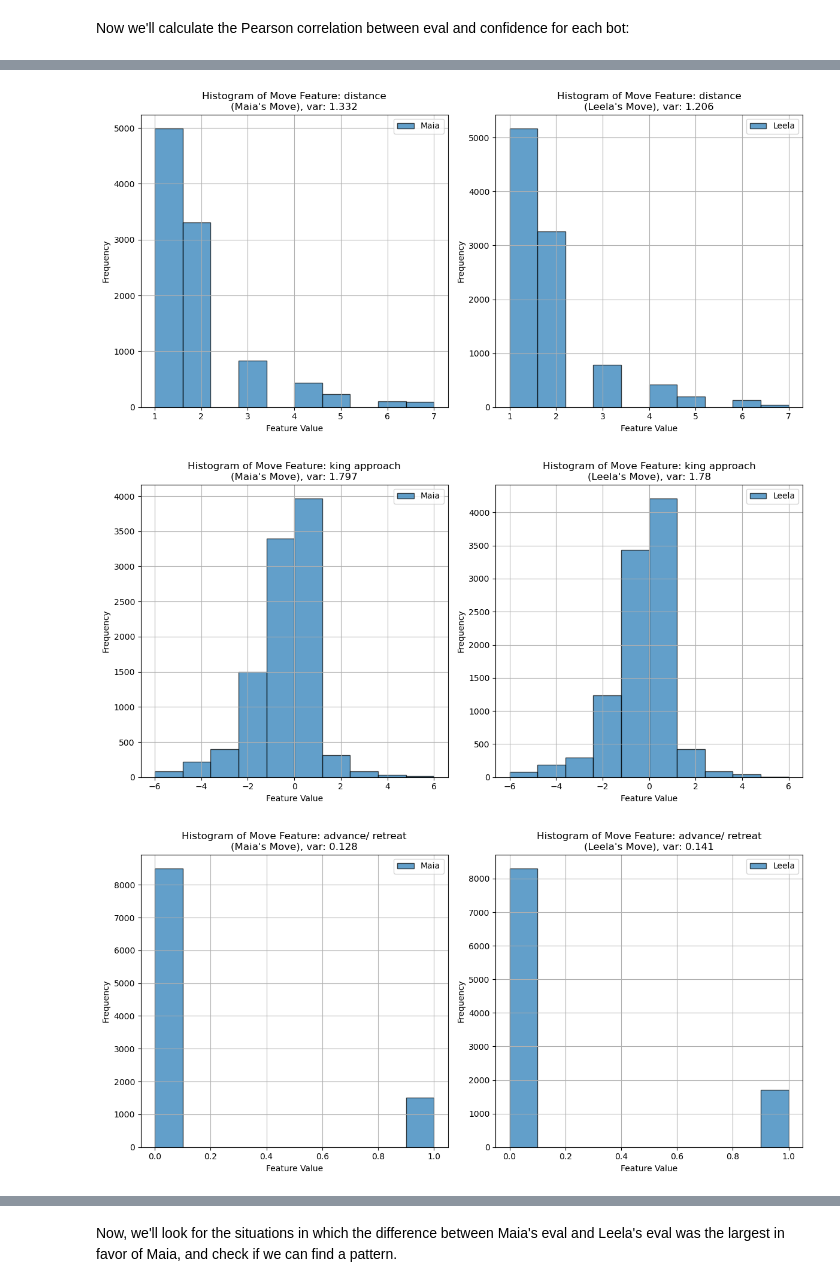
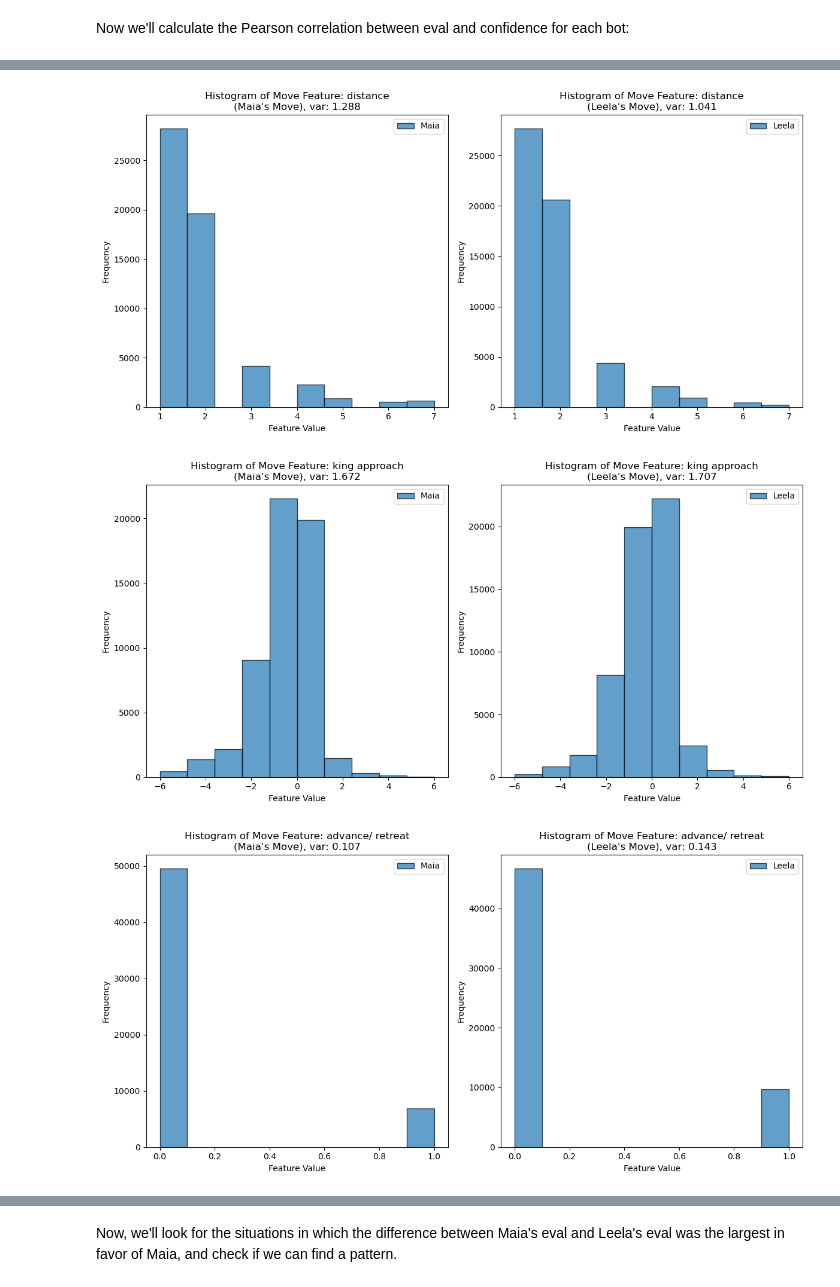
Before and after one commit to dvirsas8/research, a Jupyter notebook: first_analysis.ipynb, the cells around one changed output, grey strips where cells are left out. Drawn from its saved outputs; the diff is of its cells as text; code cells hidden in the pictures.

```diff
--- a/first_analysis.ipynb
+++ b/first_analysis.ipynb
@@ -214,7 +311,6 @@ Now, we'll check the move properties when Maia's move is better, and when Leela'
 # %%
 move_feats_maia = []
-maia_better_sam = maia_better_df.sample(10000)
-for ind, row in maia_better_sam.iterrows():
+for ind, row in maia_better_df.iterrows():
     board = chess.Board(row['position'])
     move_feats_maia.append(move_features(board, chess.Move.from_uci(row['maia1200_move'])))
 vector_array_maia = np.array(move_feats_maia)
@@ -244,6 +340,6 @@ castle: Mean = 0.01, Variance = 0.01
 # %%
 move_feats_leela = []
-for ind, row in maia_better_sam.sample(10000).iterrows():
+for ind, row in maia_better_df.iterrows():
     board = chess.Board(row['position'])
     move_feats_leela.append(move_features(board, chess.Move.from_uci(row['leela10b2500_move'])))
 vector_array_leela = np.array(move_feats_leela)
@@ -272,0 +369,14 @@ castle: Mean = 0.007, Variance = 0.007
+# %%
+move_feats_maia = []
+for ind, row in leela_better_df.iterrows():
+    board = chess.Board(row['position'])
+    move_feats_maia.append(move_features(board, chess.Move.from_uci(row['maia1200_move'])))
+vector_array_maia = np.array(move_feats_maia)
+mean_vector_maia = np.mean(vector_array_maia, axis=0)
+variance_vector_maia = np.var(vector_array_maia, axis=0)
+feature_names = {0: "distance", 1: "king approach", 2: "advance/ retreat", 3: "flanking", 4: "pawn", 5: "rook",
+                      6: "knight", 7: "bishop", 8: "queen", 9: "king", 10: "check", 11: "capture", 12: "castle"}
+print("Maia's move features when Leela's move is better:")
+for i, (mean, var) in enumerate(zip(mean_vector_maia, variance_vector_maia)):
+    feature_name = feature_names.get(i, f"Feature {i}")
+    print(f"{feature_name}: Mean = {mean.__round__(3)}, Variance = {var.__round__(3)}")
@@ -272,0 +398,14 @@ castle: Mean = 0.007, Variance = 0.007
+# %%
+move_feats_leela = []
+for ind, row in leela_better_df.iterrows():
+    board = chess.Board(row['position'])
+    move_feats_leela.append(move_features(board, chess.Move.from_uci(row['leela10b2500_move'])))
+vector_array_leela = np.array(move_feats_leela)
+mean_vector_leela = np.mean(vector_array_leela, axis=0)
+variance_vector_leela = np.var(vector_array_leela, axis=0)
+feature_names = {0: "distance", 1: "king approach", 2: "advance/ retreat", 3: "flanking", 4: "pawn", 5: "rook",
+                      6: "knight", 7: "bishop", 8: "queen", 9: "king", 10: "check", 11: "capture", 12: "castle"}
+print("Leela's move features when it's move is better:")
+for i, (mean, var) in enumerate(zip(mean_vector_leela, variance_vector_leela)):
+    feature_name = feature_names.get(i, f"Feature {i}")
+    print(f"{feature_name}: Mean = {mean.__round__(3)}, Variance = {var.__round__(3)}")
@@ -273,30 +427,28 @@ castle: Mean = 0.007, Variance = 0.007
 # %%
 for i in range(vector_array_maia.shape[1]):
     if 4 <= i <= 9:
         continue
     plt.figure(figsize=(12, 6))
 
     # Create Maia's histogram
     plt.subplot(1, 2, 1)
     plt.hist(vector_array_maia[:, i], bins=10, edgecolor='black', alpha=0.7, label='Maia')
     plt.title(f"Histogram of Move Feature: {feature_names.get(i, f'Feature {i}')}\n(Maia's Move), var: {variance_vector_maia[i].__round__(3)}")
     plt.xlabel("Feature Value")
     plt.ylabel("Frequency")
-    plt.grid(True)
     plt.legend()
 
     # Create Leela's histogram
     plt.subplot(1, 2, 2)
     plt.hist(vector_array_leela[:, i], bins=10, edgecolor='black', alpha=0.7, label='Leela')
     plt.title(f"Histogram of Move Feature: {feature_names.get(i, f'Feature {i}')}\n(Leela's Move), var: {variance_vector_leela[i].__round__(3)}")
     plt.xlabel("Feature Value")
     plt.ylabel("Frequency")
-    plt.grid(True)
     plt.legend()
 
     plt.tight_layout()
     plt.show()
 # %% [output]
-[figure, old version]
+[figure, new version]
-[figure, old version]
+[figure, new version]
-[figure, old version]
+[figure, new version]
```
Also changed, not shown: parts of 24 cells of this notebook.
